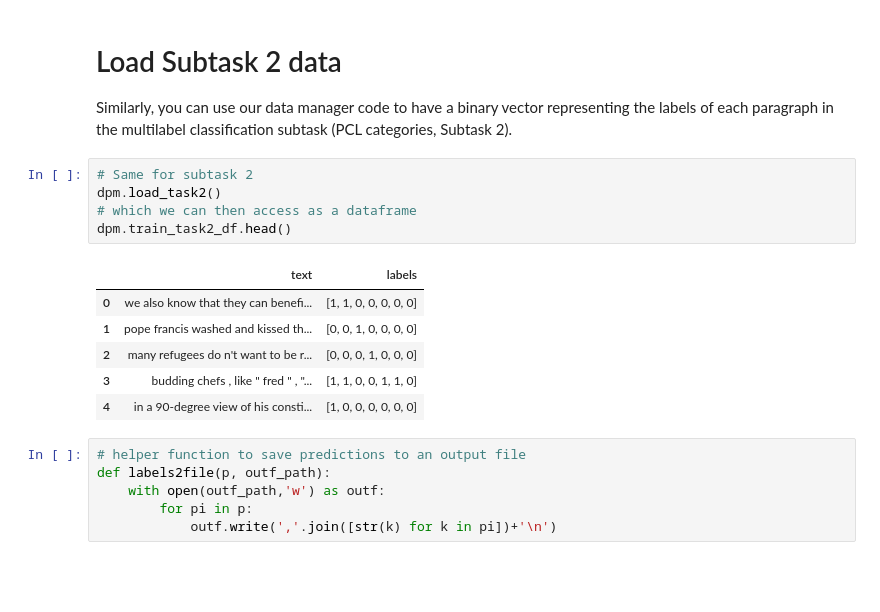
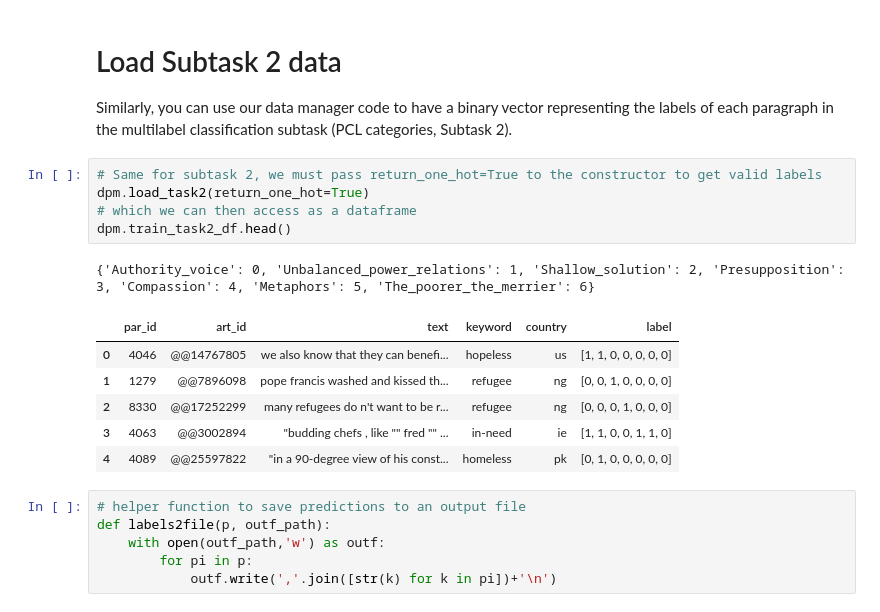
Before and after one commit to Perez-AlmendrosC/dontpatronizeme, a Jupyter notebook: semeval-2022/Semeval_2022_Task_4_Demo.ipynb, the cells around one changed output. Saved outputs shown, nothing was run; the diff lists cells and outputs as text; blank space fills up the shorter version.

```diff
--- a/semeval-2022/Semeval_2022_Task_4_Demo.ipynb
+++ b/semeval-2022/Semeval_2022_Task_4_Demo.ipynb
@@ -71,17 +71,18 @@ dpm.train_task1_df.head()
 
 Similarly, you can use our data manager code to have a binary vector representing the labels of each paragraph in the multilabel classification subtask (PCL categories, Subtask 2).
 # %%
-# Same for subtask 2
-dpm.load_task2()
+# Same for subtask 2, we must pass return_one_hot=True to the constructor to get valid labels
+dpm.load_task2(return_one_hot=True)
 # which we can then access as a dataframe
 dpm.train_task2_df.head()
 # %% [output]
+{'Authority_voice': 0, 'Unbalanced_power_relations': 1, 'Shallow_solution': 2, 'Presupposition': 3, 'Compassion': 4, 'Metaphors': 5, 'The_poorer_the_merrier': 6}
-|  | text | labels |
-| 0 | we also know that they can benefi... | [1, 1, 0, 0, 0, 0, 0] |
-| 1 | pope francis washed and kissed th... | [0, 0, 1, 0, 0, 0, 0] |
-| 2 | many refugees do n't want to be r... | [0, 0, 0, 1, 0, 0, 0] |
-| 3 | budding chefs , like " fred " , "... | [1, 1, 0, 0, 1, 1, 0] |
-| 4 | in a 90-degree view of his consti... | [1, 0, 0, 0, 0, 0, 0] |
+|  | par_id | art_id | text | keyword | country | label |
+| 0 | 4046 | @@14767805 | we also know that they can benefi... | hopeless | us | [1, 1, 0, 0, 0, 0, 0] |
+| 1 | 1279 | @@7896098 | pope francis washed and kissed th... | refugee | ng | [0, 0, 1, 0, 0, 0, 0] |
+| 2 | 8330 | @@17252299 | many refugees do n't want to be r... | refugee | ng | [0, 0, 0, 1, 0, 0, 0] |
+| 3 | 4063 | @@3002894 | "budding chefs , like "" fred "" ... | in-need | ie | [1, 1, 0, 0, 1, 1, 0] |
+| 4 | 4089 | @@25597822 | "in a 90-degree view of his const... | homeless | pk | [0, 1, 0, 0, 0, 0, 0] |
 # %%
 # helper function to save predictions to an output file
 def labels2file(p, outf_path):
```
Also changed, not shown: parts of 5 cells of this notebook, 1 other file.
